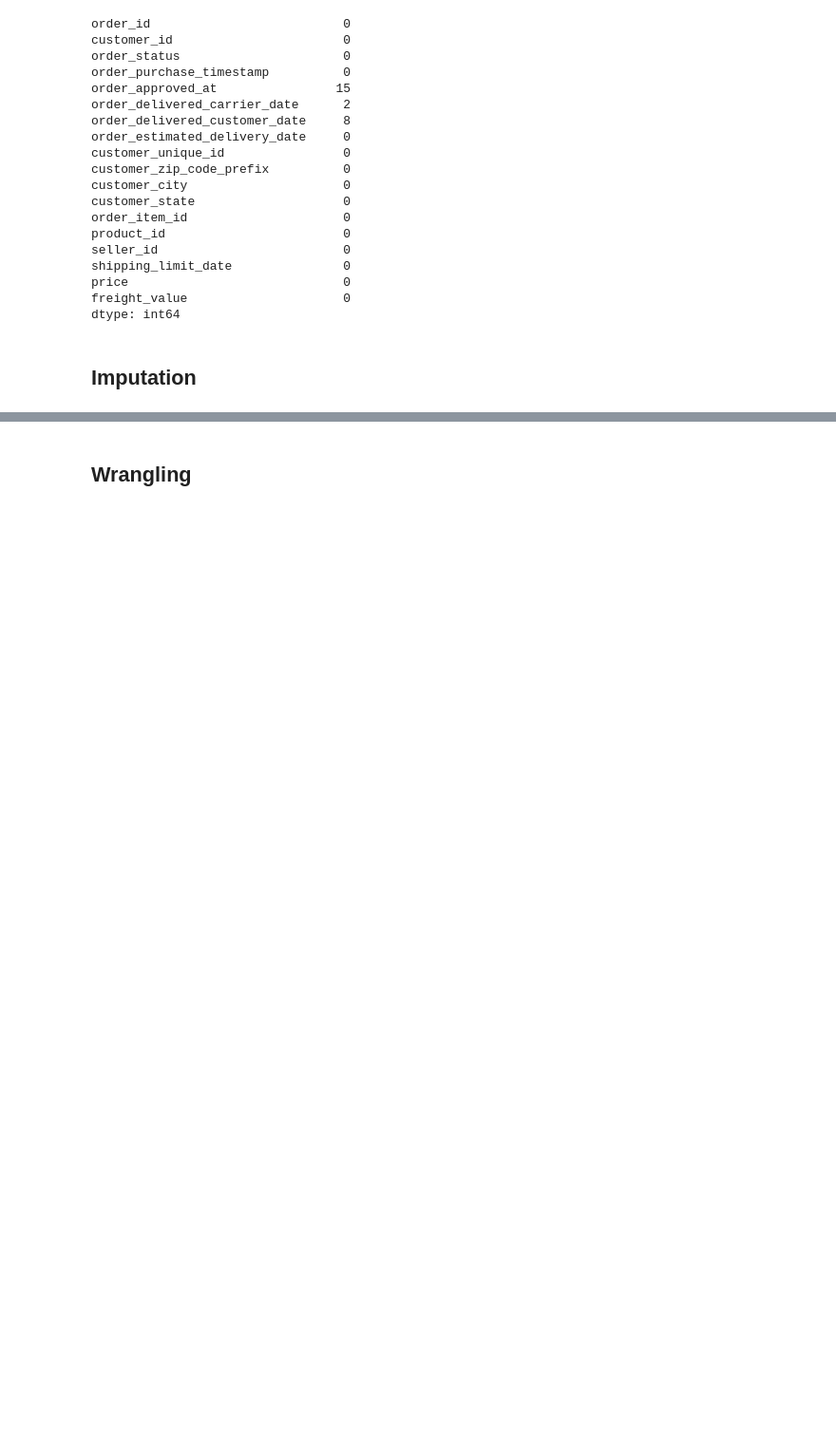
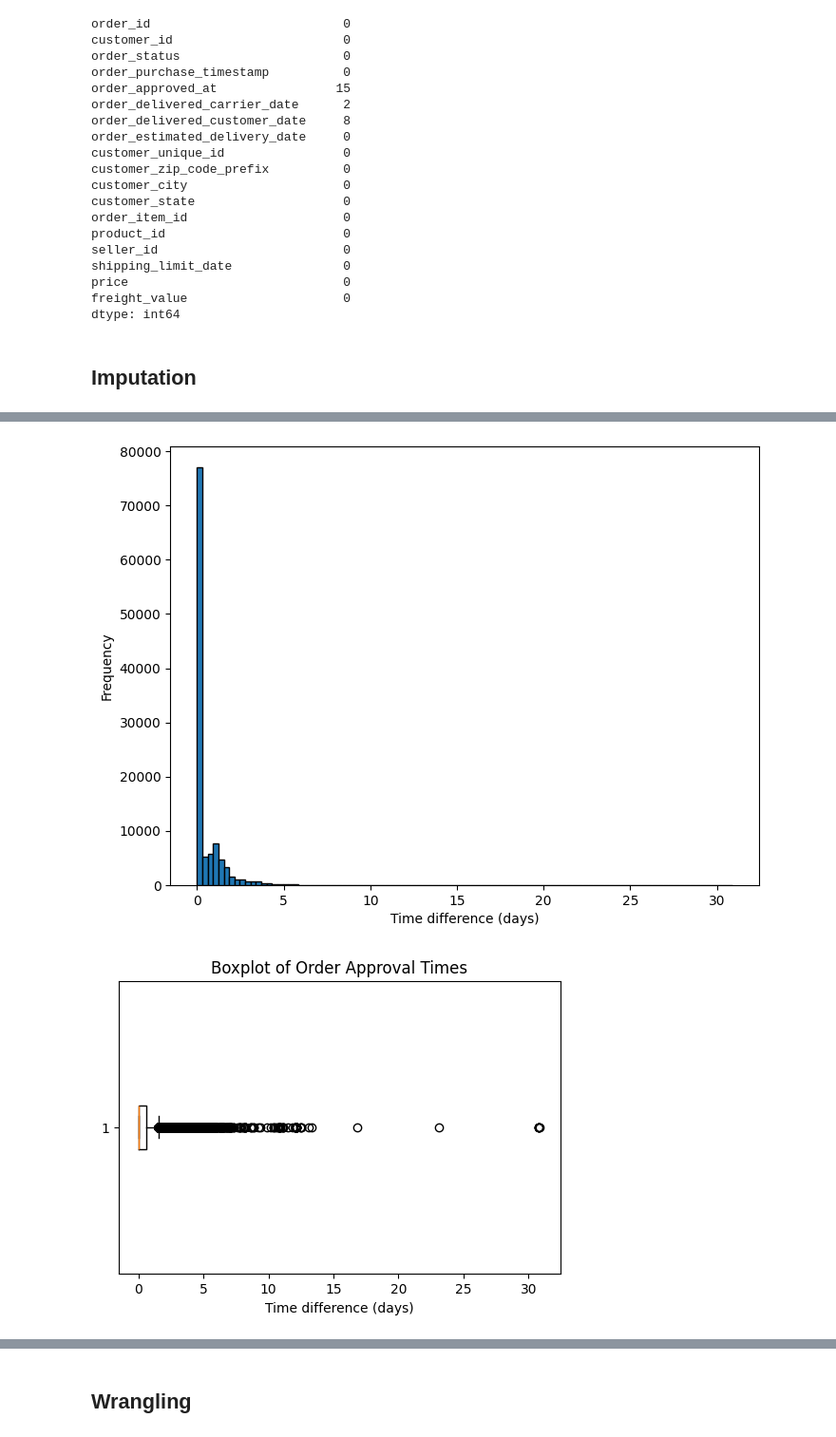
Before and after one commit to AnanyaKishore/da2402-project-ecom-analysis, a Jupyter notebook: data_analysis.ipynb, the cells around one changed output, grey strips where cells are left out. Shown at 95% size. Cells and saved outputs as stored; diff of their text form; code cells hidden in the pictures; blank space fills up the shorter version.

```diff
--- a/data_analysis.ipynb
+++ b/data_analysis.ipynb
@@ -677,4 +796,10 @@ df.to_csv("merged_info_after_drop.csv", index = False)
 # %% [markdown]
 ## Imputation
 # %%
-# later
+df = pd.read_csv("merged_info_after_drop.csv", parse_dates=["order_purchase_timestamp", "order_approved_at", "order_delivered_carrier_date", "order_delivered_customer_date",
+"order_estimated_delivery_date", "shipping_limit_date"], dtype = {"order_status": "category", "customer_city":"category",
+"customer_state": "category", "order_item_id": "float32"})
+# %%
+with_approved_df = df.loc[(df["order_status"] == "delivered") & ~(df["order_approved_at"].isna()), ["order_purchase_timestamp", "order_approved_at"]]
+# %%
+with_approved_df["difference"] = with_approved_df["order_approved_at"] - with_approved_df["order_purchase_timestamp"]
@@ -680,0 +836,15 @@ df.to_csv("merged_info_after_drop.csv", index = False)
+# %%
+with_approved_df["diff_days"] = with_approved_df["difference"].dt.total_seconds() / 86400
+plt.figure(figsize = (8,6))
+plt.hist(with_approved_df["diff_days"], bins=100, edgecolor='k')
+plt.xlabel("Time difference (days)")
+plt.ylabel("Frequency")
+plt.show()
+plt.figure(figsize=(6,4))
+plt.boxplot(with_approved_df["diff_days"], vert=False)
+plt.xlabel("Time difference (days)")
+plt.title("Boxplot of Order Approval Times")
+plt.show()
+# %% [output]
+[figure, added]
+[figure, added]
```
Also changed, not shown: parts of 40 cells of this notebook.
